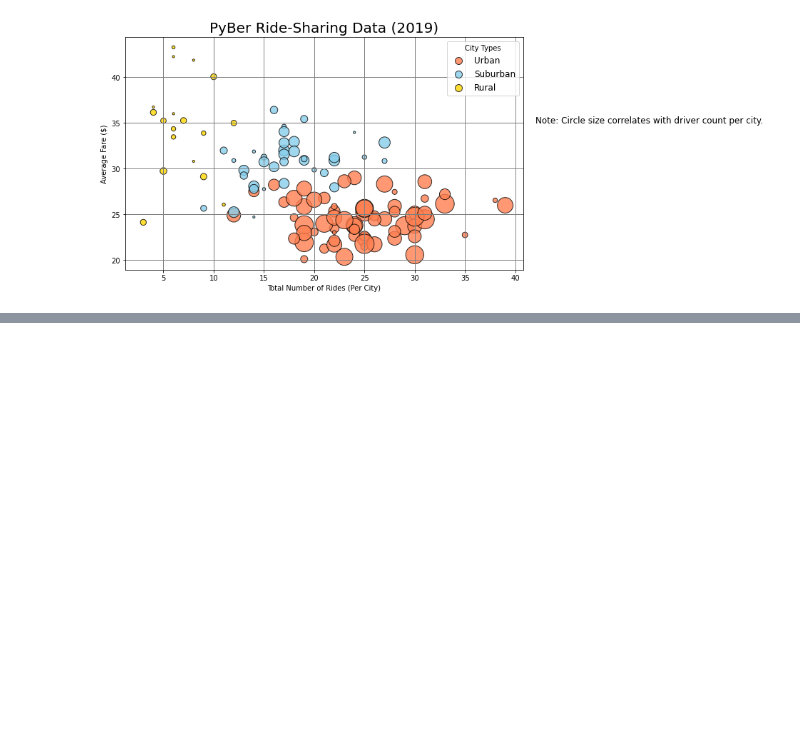
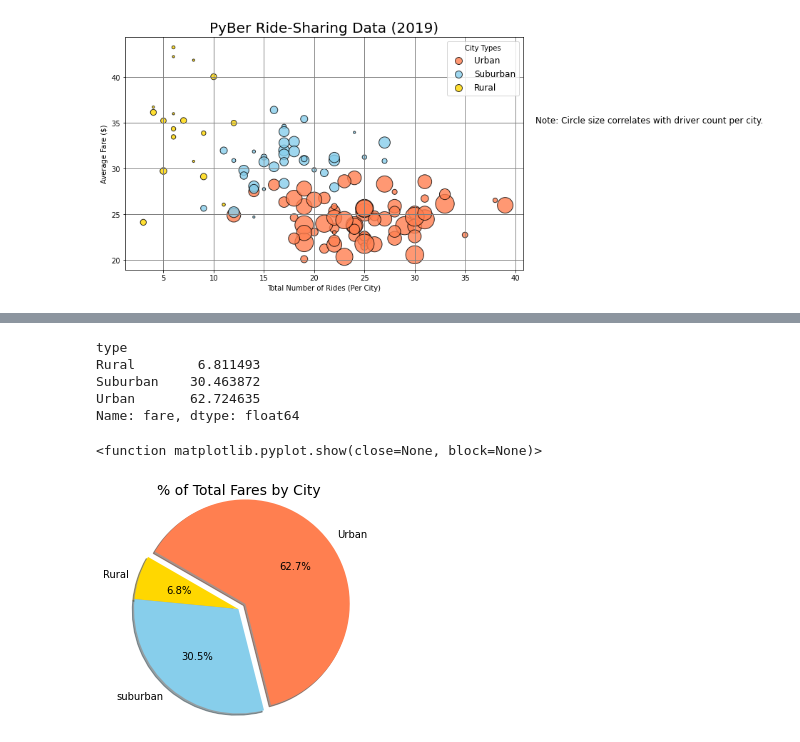
Before and after one commit to austenmarden/pyber_analysis, a Jupyter notebook: pyber.ipynb, the cells around one changed output, grey strips where cells are left out. Saved outputs shown, nothing was run; the diff lists cells and outputs as text; code cells hidden in the pictures; blank space fills up the shorter version.

```diff
--- a/pyber.ipynb
+++ b/pyber.ipynb
@@ -261,0 +262,37 @@ Summary Statistics
+# %%
+city_type_fares = pyber_data_df.groupby(["type"]).sum()["fare"]
+total_fares = pyber_data_df["fare"].sum()
+type_percents = city_type_fares / total_fares * 100
+type_percents
+# %% [output]
+type
+Rural        6.811493
+Suburban    30.463872
+Urban       62.724635
+Name: fare, dtype: float64
+# %%
+#create pie chart for fare % per city type
+
+#create labels
+labels = ["Rural", "suburban", "Urban"]
+colors=["gold", "skyblue", "coral"]
+explode = [0,0,.1]
+
+
+fig, ax = plt.subplots()
+ax.pie(type_percents,
+       labels = ["Rural", "suburban", "Urban"],
+       colors=["gold", "skyblue", "coral"],
+       explode = [0,0,.1],
+       autopct = '%1.1f%%',
+       shadow=True,
+       startangle=150,
+       radius=1.2
+      )
+
+ax.set_title("% of Total Fares by City", fontsize=14)
+
+plt.show
+# %% [output]
+<function matplotlib.pyplot.show(close=None, block=None)>
+[figure, added]
```
Also changed, not shown: parts of 14 cells of this notebook.
